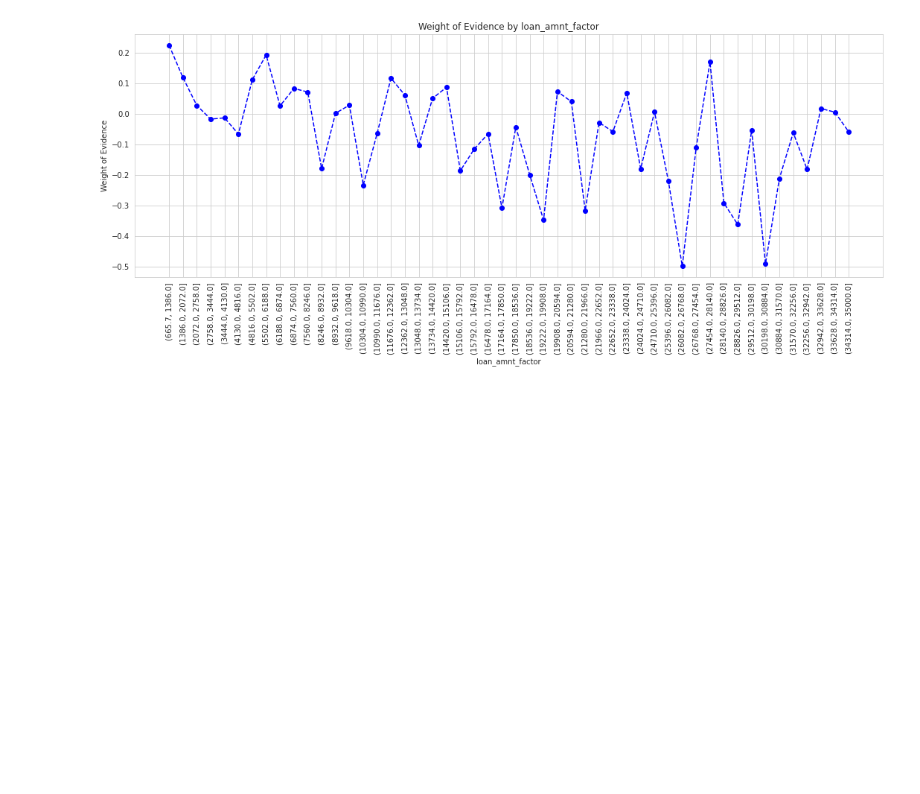
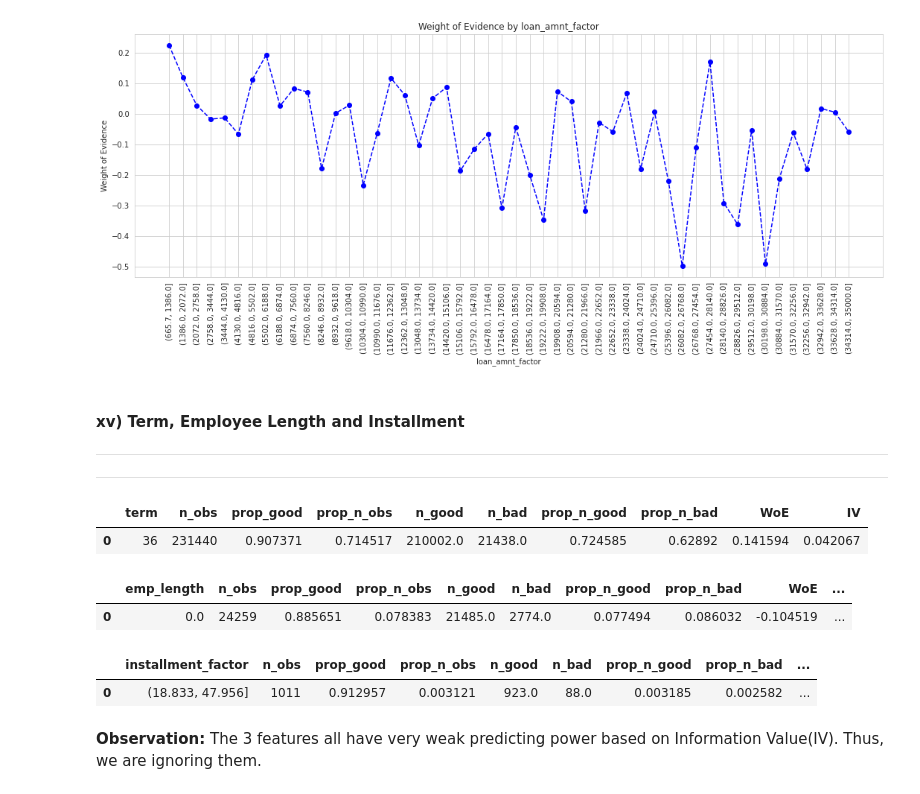
Before and after one commit to ddv246/Lending-Club, a Jupyter notebook: Copy_of_LendingClub_Project.ipynb, the cells around one changed output. Cells and saved outputs as stored; diff of their text form; code cells hidden in the pictures; blank space fills up the shorter version.

```diff
--- a/Copy_of_LendingClub_Project.ipynb
+++ b/Copy_of_LendingClub_Project.ipynb
@@ -1492,3 +1459,32 @@ df_temp
 plot_by_woe(df_temp,90)
 # %% [output]
 [figure]
+# %% [markdown]
+#### **xv) Term, Employee Length and Installment**
+
+---
+
+
+
+---
+# %%
+df_temp = get_woe_continuous(df_inputs, 'term', df_targets_prepr)
+df_temp.head(1)
+# %% [output]
+|  | term | n_obs | prop_good | prop_n_obs | n_good | n_bad | prop_n_good | prop_n_bad | WoE | IV |
+| 0 | 36 | 231440 | 0.907371 | 0.714517 | 210002.0 | 21438.0 | 0.724585 | 0.62892 | 0.141594 | 0.042067 |
+# %%
+df_temp = get_woe_continuous(df_inputs, 'emp_length', df_targets_prepr)
+df_temp.head(1)
+# %% [output]
+|  | emp_length | n_obs | prop_good | prop_n_obs | n_good | n_bad | prop_n_good | prop_n_bad | WoE | ... |
+| 0 | 0.0 | 24259 | 0.885651 | 0.078383 | 21485.0 | 2774.0 | 0.077494 | 0.086032 | -0.104519 | ... |
+# %%
+df_inputs['installment_factor'] = pd.cut(df_inputs['installment'], 50)
+df_temp = get_woe_continuous(df_inputs, 'installment_factor', df_targets_prepr)
+df_temp.head(1)
+# %% [output]
+|  | installment_factor | n_obs | prop_good | prop_n_obs | n_good | n_bad | prop_n_good | prop_n_bad | ... |
+| 0 | (18.833, 47.956] | 1011 | 0.912957 | 0.003121 | 923.0 | 88.0 | 0.003185 | 0.002582 | ... |
+# %% [markdown]
+**Observation:** The 3 features all have very weak predicting power based on Information Value(IV). Thus, we are ignoring them.
```
Also changed, not shown: parts of 71 cells of this notebook.
